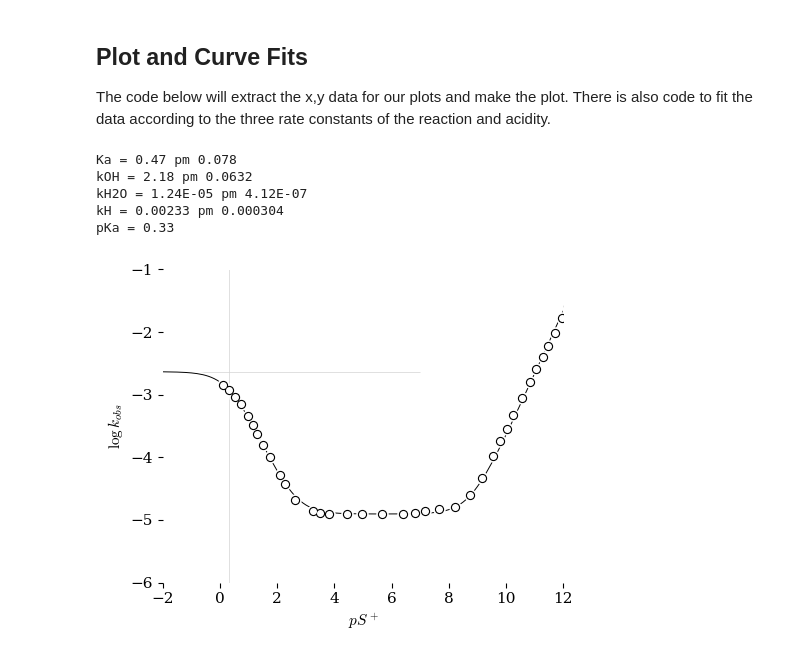
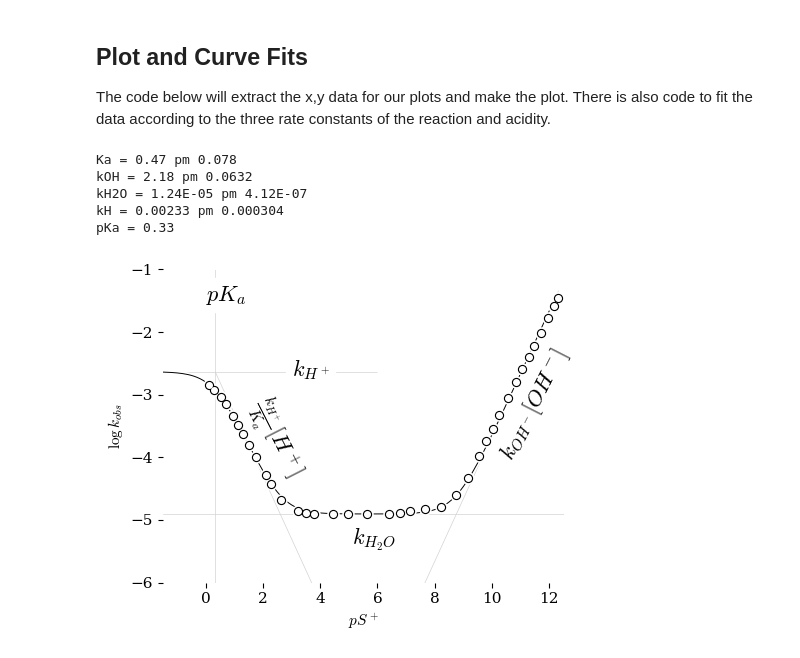
Before and after one commit to blinkletter/4410PythonNotebooks, a Jupyter notebook: Class_23/23-pH_profile_fit.ipynb, the cells around one changed output. Drawn from its saved outputs; the diff is of its cells as text; code cells hidden in the pictures.

Commit message:
graphs

```diff
--- a/Class_23/23-pH_profile_fit.ipynb
+++ b/Class_23/23-pH_profile_fit.ipynb
@@ -139,7 +139,7 @@ style_file = "tufte.mplstyle"
 plt.style.use(github_location_styles + style_file)
 
 fig, ax = plt.subplots(nrows=1, ncols=1, figsize=(5,4))
-ax.margins(x=.07, y=.07, tight=True)      # add 7% empty space around outside of plot area
+ax.margins(x=.07, y=.07, tight=True)       # add 7% empty space around outside of plot area
 
 ############################
 ### Set labels and scale
@@ -149,7 +149,7 @@ ax.set(
 #    title="pH rate profilr",
           ylabel=r"$\log{k_{obs}}$",
           xlabel=r"$pS^+$",
-          xlim=[-2,12],
+          xlim=[-1.5,12.5],
           ylim=[-6,-1]
          )
 
@@ -164,43 +164,60 @@ ax.scatter(x,y, s=64, color="white", zorder=2)
 ax.scatter(x,y, s=32, color="black", zorder=2)
 ax.scatter(x,y, s=16, color="white", alpha = 1.0, zorder=2)
 
-plt.vlines(-np.log10(Ka), -6,-1, colors = "lightgray", linewidth = 0.5, zorder=0)
-plt.hlines(np.log10(kH), -2,7, colors = "lightgray", linewidth = 0.5, zorder=0)
+if True:
+    plt.vlines(-np.log10(Ka), -6,-1, colors = "lightgray", linewidth = 0.5, zorder=0)
+    plt.hlines(np.log10(kH), -2,6, colors = "lightgray", linewidth = 0.5, zorder=0)
 
-pH_x = 10**-np.array(x)
-kHline_y = kH/Ka*pH_x
-#ax.plot(-np.log10(pH_x), np.log10(kHline_y), color='lightgray', zorder=0, linewidth=0.5)
+    H_x = 10**-np.linspace(10**-Ka, 12.5, 50)
+    kHline_y = kH/Ka*H_x
+    ax.plot(-np.log10(H_x), np.log10(kHline_y), color='lightgray', zorder=0, linewidth=0.5)
 
+    H_x = 10**-np.linspace(-1.5, 12.5, 50)
+    kHline_y = (H_x/H_x)*kH2O   # using (pH_x/pH_x) creates an array of unitary values
+    ax.plot(-np.log10(H_x), np.log10(kHline_y), color='lightgray', zorder=0, linewidth=0.5)
+
+    H_x = 10**-np.linspace(-1.5, np.max(x), 50)
+    kHline_y = kOH * 10**(-14) / H_x
+    ax.plot(-np.log10(H_x), np.log10(kHline_y), color='lightgray', zorder=0, linewidth=0.5)
+
+    plt.text(3, -2.7, "$k_{H^+}$", fontsize=16, rotation=(0), backgroundcolor="white")
+    plt.text(0, -1.5, "$pK_a$", fontsize=16, rotation=(0), backgroundcolor="white")
+    plt.text(1.2, -4.2, "$\\frac{k_{H^+}}{K_a}[H^+]$", fontsize=16, rotation=(-63), backgroundcolor="none") #
+    plt.text(5.1, -5.4, "$k_{H_2O}$", fontsize=16, rotation=(0))
+    plt.text(10.1, -4.0, "$k_{OH^-}[OH^-]$", fontsize=16, rotation=(63))
 
 
 
 #########################################
 ### Plot the line fit.
 #########################################
 if LineFitBoolean:
     ax.plot(x1, fity, color='white', zorder=1, linewidth=3)
     ax.plot(x1, fity, color='black', zorder=1, linewidth=0.7)
 
     #######################################################
     ### Print out Parameters and standard deviations
     #######################################################
 
     print(f"Ka = {Ka:0.2G} pm {perr[0]:0.2G}")
     print(f"kOH = {kOH:0.3G} pm {perr[1]:0.3G}")
     print(f"kH2O = {kH2O:0.3G} pm {perr[2]:0.3G}")
     print(f"kH = {kH:0.3G} pm {perr[3]:0.3G}")
     print(f"pKa = {-np.log10(Ka):0.2f}")
 
 #############################
 ### Output the final plot
 #############################
 
+
+
+
 fig.savefig("plot_pH.pdf")   # use this to save the figure in PDF format
 plt.show()                 # output the combined plot plots
 # %% [output]
 Ka = 0.47 pm 0.078
 kOH = 2.18 pm 0.0632
 kH2O = 1.24E-05 pm 4.12E-07
 kH = 0.00233 pm 0.000304
 pKa = 0.33
-[figure, old version]
+[figure, new version]
```
Also changed, not shown: 1 other file.
